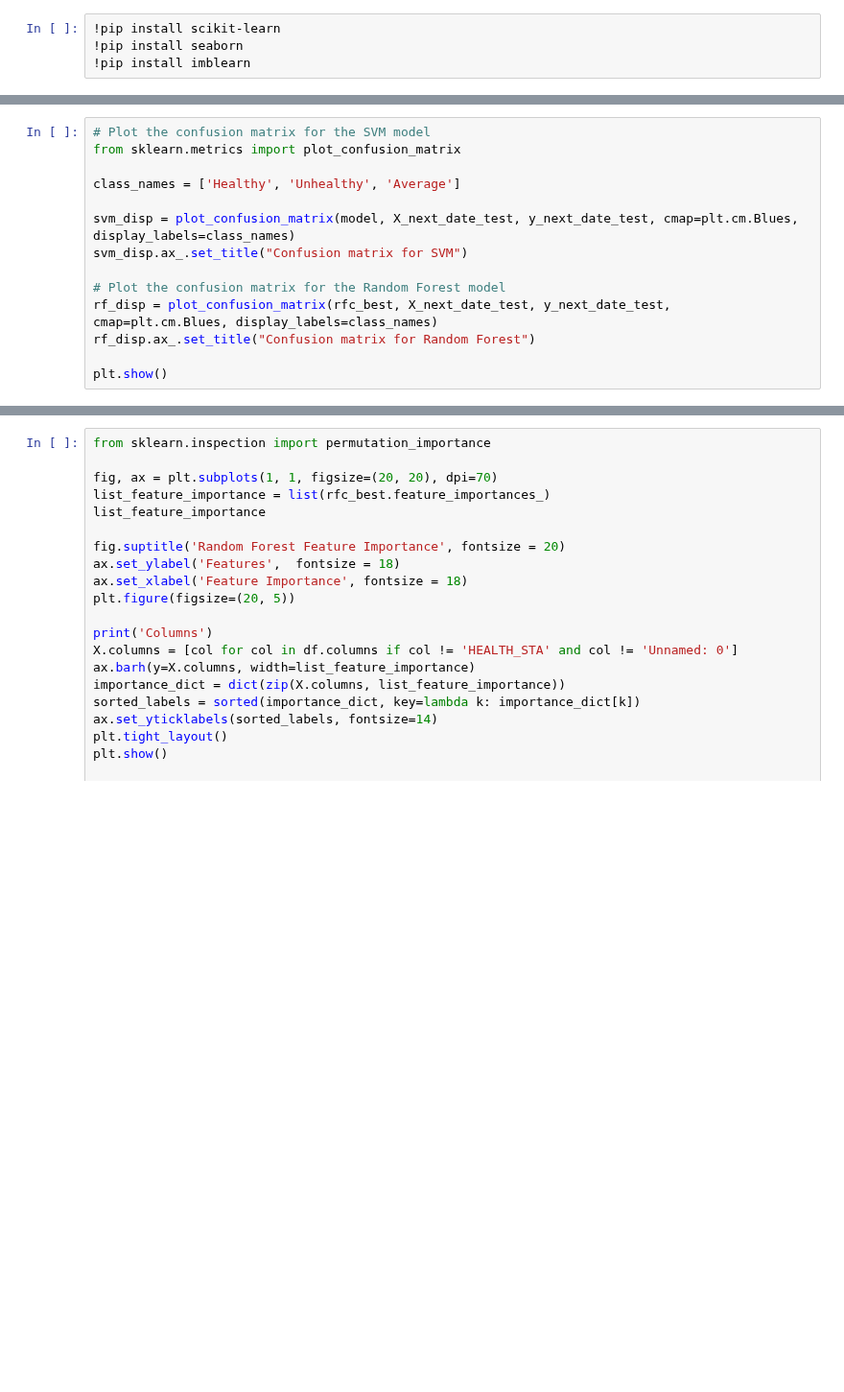
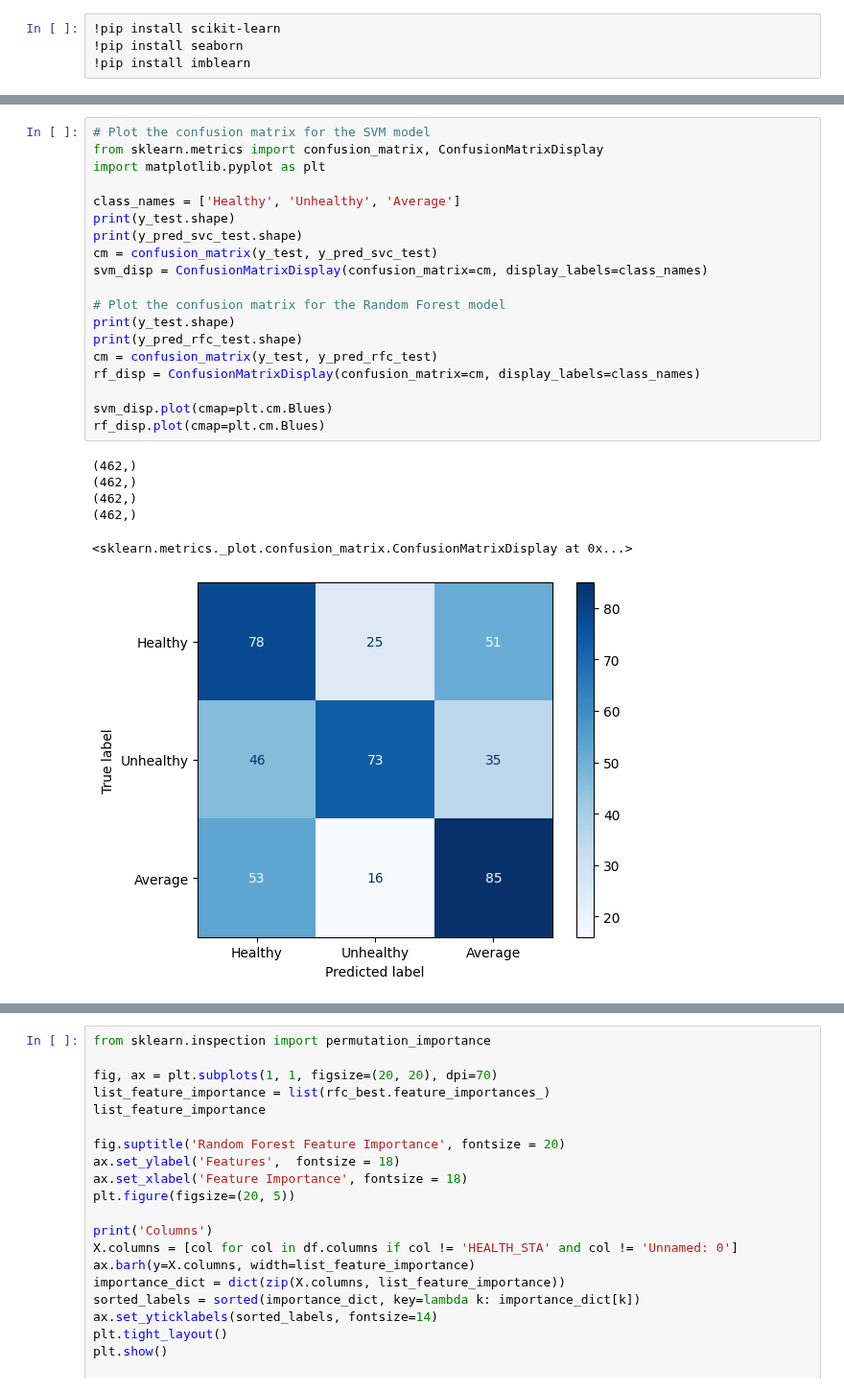
Before and after one commit to felipealencar/plant-disease-prediction, a Jupyter notebook: feature_extraction_rasterio.ipynb, the cells around one changed output, grey strips where cells are left out. Shown at 96% size. Cells and saved outputs as stored; diff of their text form; blank space fills up the shorter version.

```diff
--- a/feature_extraction_rasterio.ipynb
+++ b/feature_extraction_rasterio.ipynb
@@ -689,14 +753,26 @@ for label, accuracy in zip(labels, label_accuracy[0]):
 # %%
 # Plot the confusion matrix for the SVM model
-from sklearn.metrics import plot_confusion_matrix
+from sklearn.metrics import confusion_matrix, ConfusionMatrixDisplay
+import matplotlib.pyplot as plt
 
 class_names = ['Healthy', 'Unhealthy', 'Average']
-
-svm_disp = plot_confusion_matrix(model, X_next_date_test, y_next_date_test, cmap=plt.cm.Blues, display_labels=class_names)
-svm_disp.ax_.set_title("Confusion matrix for SVM")
+print(y_test.shape)
+print(y_pred_svc_test.shape)
+cm = confusion_matrix(y_test, y_pred_svc_test)
+svm_disp = ConfusionMatrixDisplay(confusion_matrix=cm, display_labels=class_names)
 
 # Plot the confusion matrix for the Random Forest model
-rf_disp = plot_confusion_matrix(rfc_best, X_next_date_test, y_next_date_test, cmap=plt.cm.Blues, display_labels=class_names)
-rf_disp.ax_.set_title("Confusion matrix for Random Forest")
+print(y_test.shape)
+print(y_pred_rfc_test.shape)
+cm = confusion_matrix(y_test, y_pred_rfc_test)
+rf_disp = ConfusionMatrixDisplay(confusion_matrix=cm, display_labels=class_names)
 
-plt.show()
+svm_disp.plot(cmap=plt.cm.Blues)
+rf_disp.plot(cmap=plt.cm.Blues)
+# %% [output]
+(462,)
+(462,)
+(462,)
+(462,)
+<sklearn.metrics._plot.confusion_matrix.ConfusionMatrixDisplay at 0x...>
+[figure, added]
```
Also changed, not shown: parts of 7 cells of this notebook, 1 other file.
